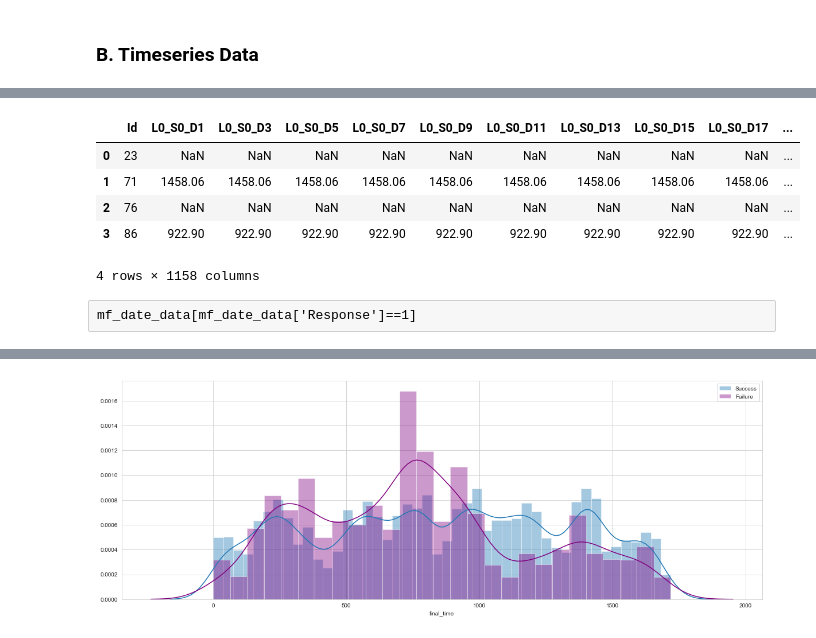
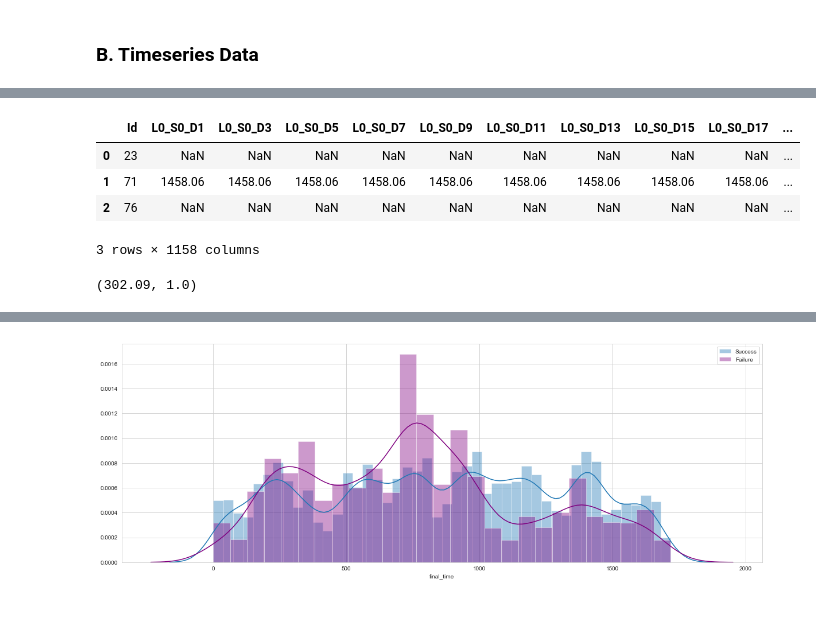
Before and after one commit to kimrharper/data_science_nltk, a Jupyter notebook: manufacturing/exploratory.ipynb, the cells around one changed output, grey strips where cells are left out. Drawn from its saved outputs; the diff is of its cells as text; code cells hidden in the pictures; blank space fills up the shorter version.

```diff
--- a/manufacturing/exploratory.ipynb
+++ b/manufacturing/exploratory.ipynb
@@ -95,18 +110,18 @@ mf_date_data = pd.read_csv('bosch_small_data/train_date.csv',low_memory=False)
-# %%
-mf_date_data.head(4)
-# %% [output]
-|  | Id | L0_S0_D1 | L0_S0_D3 | L0_S0_D5 | L0_S0_D7 | L0_S0_D9 | L0_S0_D11 | L0_S0_D13 | L0_S0_D15 | L0_S0_D17 | ... |
-| 0 | 23 | NaN | NaN | NaN | NaN | NaN | NaN | NaN | NaN | NaN | ... |
-| 1 | 71 | 1458.06 | 1458.06 | 1458.06 | 1458.06 | 1458.06 | 1458.06 | 1458.06 | 1458.06 | 1458.06 | ... |
-| 2 | 76 | NaN | NaN | NaN | NaN | NaN | NaN | NaN | NaN | NaN | ... |
-| 3 | 86 | 922.90 | 922.90 | 922.90 | 922.90 | 922.90 | 922.90 | 922.90 | 922.90 | 922.90 | ... |
-4 rows × 1158 columns
-# %% [raw]
-mf_date_data[mf_date_data['Response']==1]
+# %%
+# show data
+mf_date_data.head(3)
+# %% [output]
+|  | Id | L0_S0_D1 | L0_S0_D3 | L0_S0_D5 | L0_S0_D7 | L0_S0_D9 | L0_S0_D11 | L0_S0_D13 | L0_S0_D15 | L0_S0_D17 | ... |
+| 0 | 23 | NaN | NaN | NaN | NaN | NaN | NaN | NaN | NaN | NaN | ... |
+| 1 | 71 | 1458.06 | 1458.06 | 1458.06 | 1458.06 | 1458.06 | 1458.06 | 1458.06 | 1458.06 | 1458.06 | ... |
+| 2 | 76 | NaN | NaN | NaN | NaN | NaN | NaN | NaN | NaN | NaN | ... |
+3 rows × 1158 columns
 # %%
 def final_time(df,row_ind):
-    time = df.iloc[row_ind,1:-1].dropna().iloc[-1]
+    time = df.iloc[row_ind,1:].dropna().iloc[-2]
     response = df.iloc[row_ind,-1]
     return time,response
-# final_time(mf_date_data,31)
+final_time(mf_date_data,31)
+# %% [output]
+(302.09, 1.0)
 # %%
```
Also changed, not shown: parts of 25 cells of this notebook, 5 other files.
